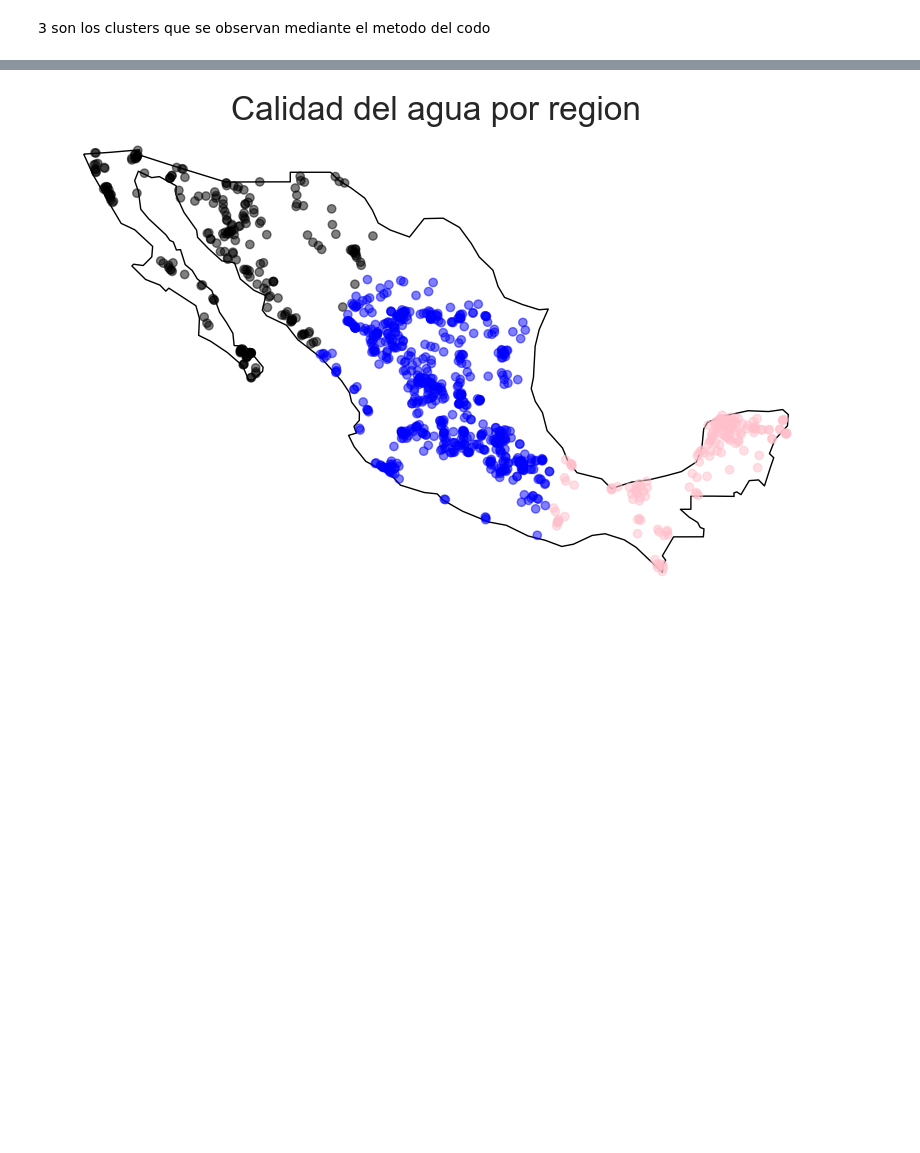
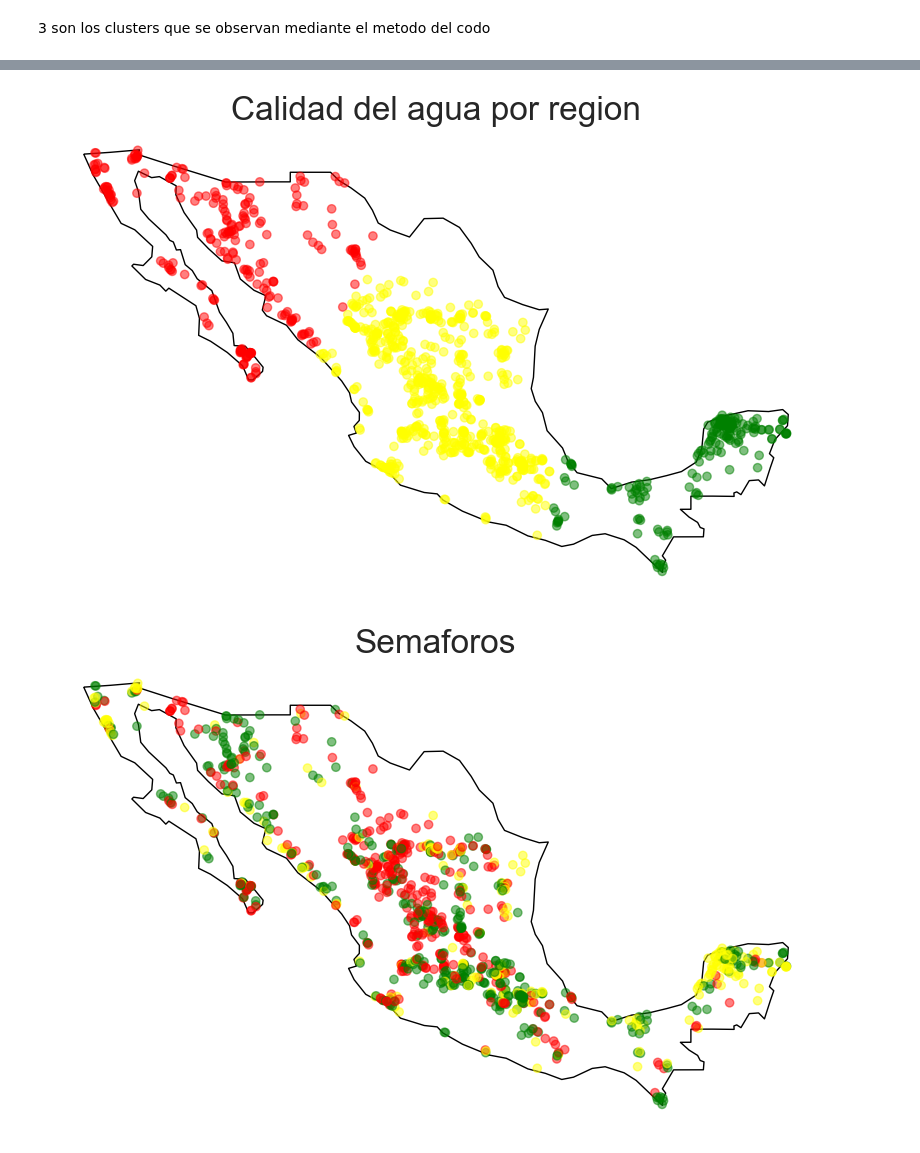
Before and after one commit to PosgradoMNA/actividades-del-projecto-equipo_167, a Jupyter notebook: semana 9/Limpieza, análisis, visualización y kmeans.ipynb, the cells around one changed output, grey strips where cells are left out. Cells and saved outputs as stored; diff of their text form; code cells hidden in the pictures; blank space fills up the shorter version.

```diff
--- a/semana 9/Limpieza, análisis, visualización y kmeans.ipynb
+++ b/semana 9/Limpieza, análisis, visualización y kmeans.ipynb
@@ -333,7 +271,6 @@ Aqui observamos que 32 componentes explican mas del 90% de la varianza
     Ahora buscaremos los Kmeans utilizando el dataset de PCA
 # %%
 #tu codigo aquí
-from sklearn import preprocessing, cluster
 
 #Buscando clusters con todas las variables convertidas a PCA (solo las primeras 32)
 X = pcsSummary_df.iloc[: , :32].copy()
@@ -341,7 +278,7 @@ max_k = 100## iterations
 distortions = []
 for i in range(1, max_k+1):
     if len(X) >= i:
-       model = cluster.KMeans(n_clusters=i, init='k-means++', max_iter=300, n_init=10, random_state=0)
+       model = cluster.KMeans(n_clusters=i, init='k-means++', max_iter=5000, n_init=10, random_state=0)
        model.fit(X)
        distortions.append(model.inertia_)## best k: the lowest derivative
 k = [i*100 for i in np.diff(distortions,2)].index(min([i*100 for i
@@ -401,7 +340,7 @@ df["Coordinates"] = df["Coordinates"].apply(Point)
 #Dataframe now has the Coordinates columns as a point, neccessary for map plotting
 #df.head()
 # %%
-#Para graficarlos en un mapa
+#Para graficarlos en un mapa segun el cluster de "calidad del agua"
 
 water_sectors = gpd.GeoDataFrame(df, geometry="Coordinates")
 water_sectors.head()
@@ -412,7 +351,7 @@ world = world.set_index("iso_a3")
 fig, gax = plt.subplots(figsize=(10,10))
 world.query("name == 'Mexico'").plot(ax = gax, edgecolor='black', color='white')
 
-color_mapping = {0.0: "pink", 1.0: "black", 2.0: "blue", 3.0: "yellow",4.0: "orange",5.0: "red"}
+color_mapping = {0.0: "red", 1.0: "yellow", 2.0: "green", 3.0: "blue",4.0: "brown",5.0: "pink"}
 water_sectors.plot(ax=gax, alpha = 0.5, c=water_sectors["cluster"].map(color_mapping))
 
 gax.set_xlabel('longitude')
@@ -432,4 +371,37 @@ plt.axis('off')
 #cursor(hover=True)
 plt.show()
 # %% [output]
-[figure, old version]
+[figure, new version]
+# %%
+#Para graficarlos en un mapa segun el color del semaforo
+
+water_sectors = gpd.GeoDataFrame(df, geometry="Coordinates")
+water_sectors.head()
+
+world = gpd.read_file(gpd.datasets.get_path("naturalearth_lowres"))
+world = world.set_index("iso_a3")
+
+fig, gax = plt.subplots(figsize=(10,10))
+world.query("name == 'Mexico'").plot(ax = gax, edgecolor='black', color='white')
+
+color_mapping = {'Rojo': "red", 'Amarillo': "yellow", 'Verde': "green", 3.0: "yellow",4.0: "orange",5.0: "red"}
+water_sectors.plot(ax=gax, alpha = 0.5, c=water_sectors["SEMAFORO"].map(color_mapping))
+
+gax.set_xlabel('longitude')
+gax.set_ylabel('latitude')
+gax.set_title('Semaforos')
+
+# Kill the spines...
+gax.spines['top'].set_visible(False)
+gax.spines['right'].set_visible(False)
+
+# ...or get rid of all the axis. Is it important to know the lat and long?
+plt.axis('off')
+
+# Label the dots
+#for x, y, cluster_ in zip(water_sectors['Coordinates'].x, water_sectors['Coordinates'].y, water_sectors['CALIDAD_MN']):
+#    gax.annotate(cluster_, xy=(x,y), xytext=(2,2), textcoords='offset points')
+#cursor(hover=True)
+plt.show()
+# %% [output]
+[figure, added]
```
Also changed, not shown: parts of 14 cells of this notebook, 1 other file.
